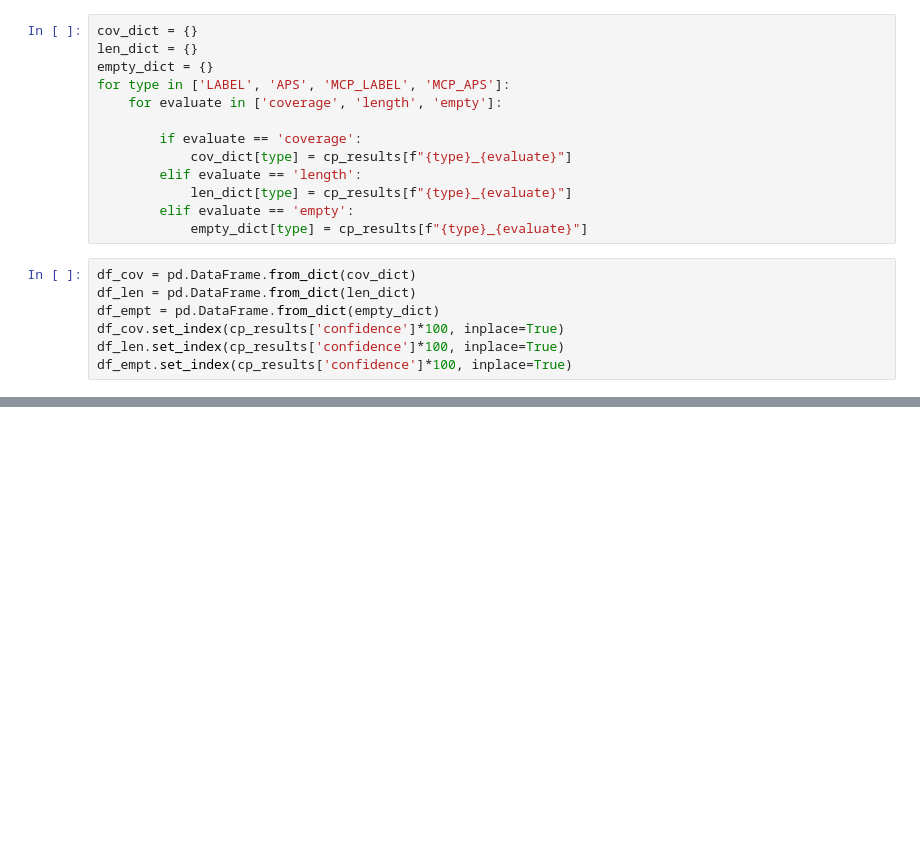
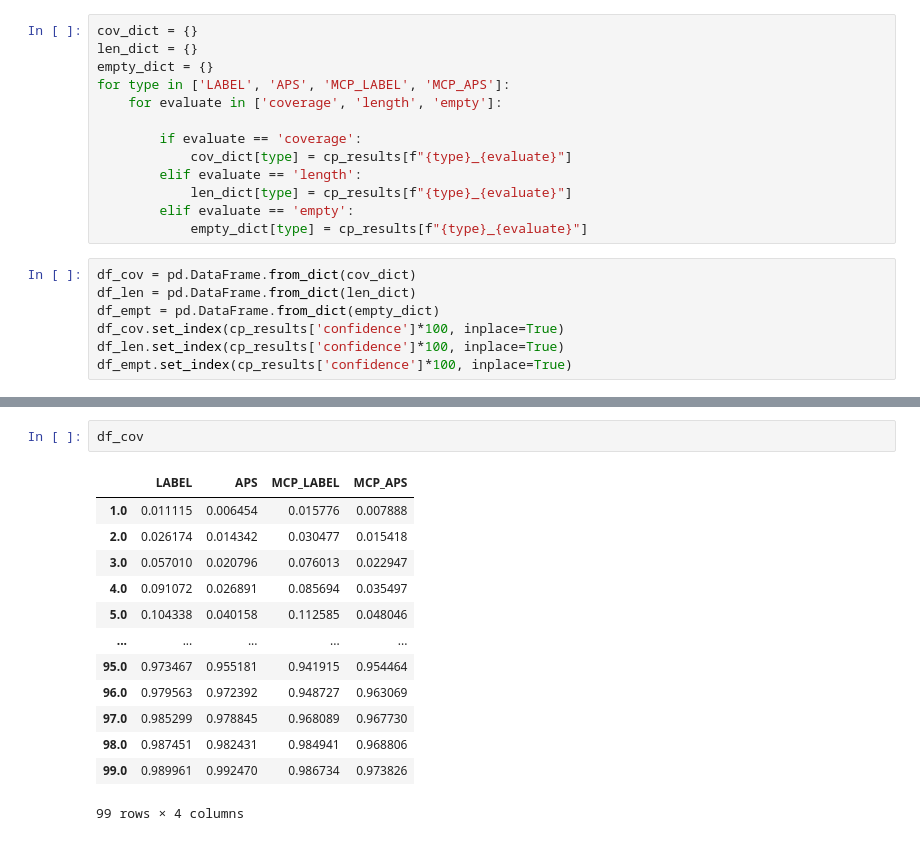
Before and after one commit to JinsuHongg/Multiclass-Flare-prediction, a Jupyter notebook: scripts/cp_detail_analysis.ipynb, the cells around one changed output, grey strips where cells are left out. Cells and saved outputs as stored; diff of their text form; blank space fills up the shorter version.

```diff
--- a/scripts/cp_detail_analysis.ipynb
+++ b/scripts/cp_detail_analysis.ipynb
@@ -83 +85,17 @@ df_len
 99 rows × 4 columns
+# %%
+df_cov
+# %% [output]
+|  | LABEL | APS | MCP_LABEL | MCP_APS |
+| 1.0 | 0.011115 | 0.006454 | 0.015776 | 0.007888 |
+| 2.0 | 0.026174 | 0.014342 | 0.030477 | 0.015418 |
+| 3.0 | 0.057010 | 0.020796 | 0.076013 | 0.022947 |
+| 4.0 | 0.091072 | 0.026891 | 0.085694 | 0.035497 |
+| 5.0 | 0.104338 | 0.040158 | 0.112585 | 0.048046 |
+| ... | ... | ... | ... | ... |
+| 95.0 | 0.973467 | 0.955181 | 0.941915 | 0.954464 |
+| 96.0 | 0.979563 | 0.972392 | 0.948727 | 0.963069 |
+| 97.0 | 0.985299 | 0.978845 | 0.968089 | 0.967730 |
+| 98.0 | 0.987451 | 0.982431 | 0.984941 | 0.968806 |
+| 99.0 | 0.989961 | 0.992470 | 0.986734 | 0.973826 |
+99 rows × 4 columns
```
Also changed, not shown: parts of 6 cells of this notebook, 1 other file.
